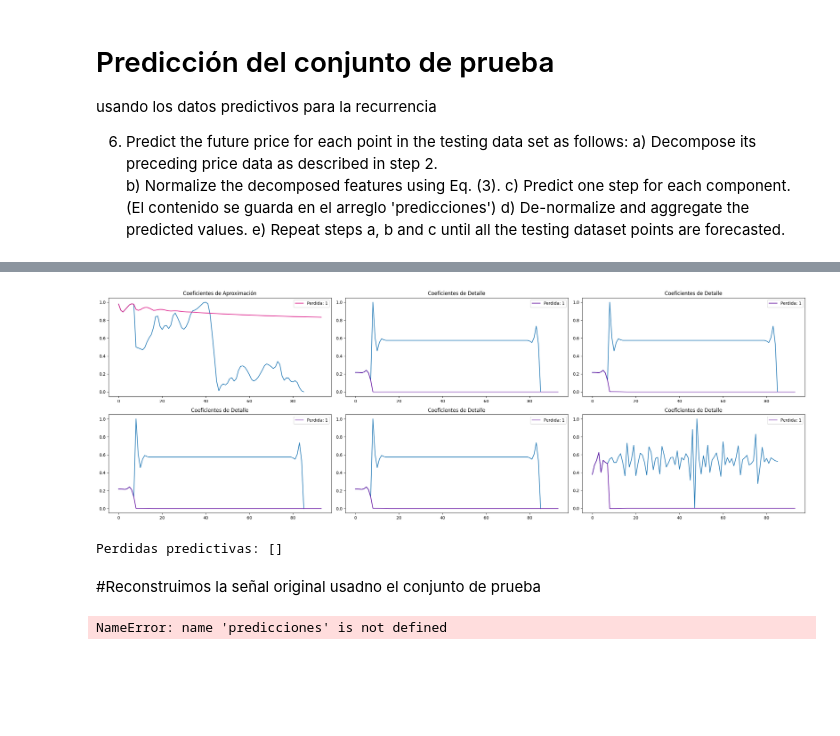
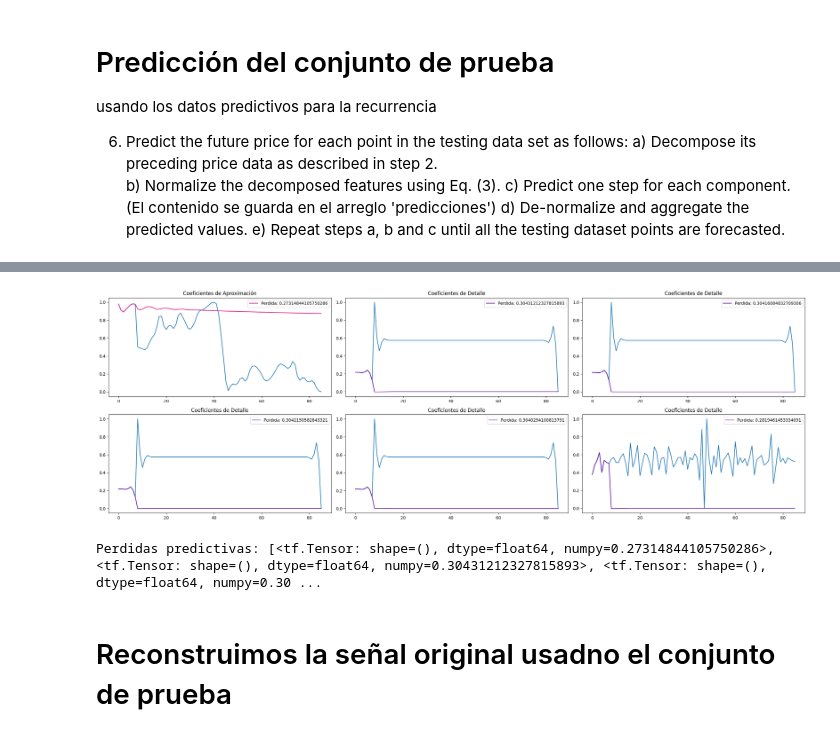
Before and after one commit to MiguelAngelLiera/Stock_Exchange_NN_PP, a Jupyter notebook: DWT_LSTM.ipynb, the cells around one changed output, grey strips where cells are left out. Saved outputs shown, nothing was run; the diff lists cells and outputs as text; code cells hidden in the pictures; blank space fills up the shorter version.

Commit message:
pruebas sobre dwt lstm narnn y tensornoard

```diff
--- a/DWT_LSTM.ipynb
+++ b/DWT_LSTM.ipynb
@@ -367,13 +301,13 @@ aprox_coef = True
 index = 1
 
 for _ in range(len(components_e_n)):
-    #prediccion = utls.genera_prediccion_1(entrenamiento_8_1[_],networks[_],8)
     prediccion = networks[_].predict(X_entrenamiento_n[_])
     prediccion = np.reshape(prediccion, (prediccion.shape[0]))
-    #perdidas.append(criterion(prediccion, torch.tensor(components_e_n[_])))
+    prediccion = np.concatenate((components_e_n[_][0:8], prediccion), axis=0) # se obtienen los primeros 8 datos
+    perdidas.append(mean_squared_error(prediccion, components_e_n[_]))
     plt.subplot(2, 3, index)
     plt.plot(components_e_n[_], color = '#451952') #color='#DA0C81' if aprox_coef else '#610C9F')
-    plt.plot(prediccion, label = f"Perdida: {float(1)}", color='#AE445A')#label=f"Datos de Analisis: {DATOS}",
+    plt.plot(prediccion, label = f"Perdida: {float(perdidas[_])}", color='#AE445A')#label=f"Datos de Analisis: {DATOS}",
     plt.title('Coeficientes de Aproximación' if aprox_coef else 'Coeficientes de Detalle')
     aprox_coef = False
     plt.legend()
@@ -520,0 +449,8 @@ lr: 0.000338
+# %%
+# se cargan los pesos de los modelos
+networks[0].load_weights('redes/DWT_LSTM/auto_predictiva/DWT_LSTM_A5.h5')
+# networks[1].load_weights('redes/DWT_LSTM/auto_predictiva/DWT_LSTM_D5.h5')
+# networks[2].load_weights('redes/DWT_LSTM/auto_predictiva/DWT_LSTM_D4.h5')
+# networks[3].load_weights('redes/DWT_LSTM/auto_predictiva/DWT_LSTM_D3.h5')
+# networks[4].load_weights('redes/DWT_LSTM/auto_predictiva/DWT_LSTM_D2.h5')
+# networks[5].load_weights('redes/DWT_LSTM/auto_predictiva/DWT_LSTM_D1.h5')
@@ -532,23 +491,17 @@ points are forecasted.
 # %%
 perdidas_predictivas = []
 plt.figure(figsize=(24, 8))
-
-
 
 aprox_coef = True
 index = 1
 predicciones = []
 
 for _ in range(len(components_e_n)):
-    #predicciones.append(utls.genera_prediccion_predictiva(entrenamiento_8_1[_][0][:8],8,len(entrenamiento_8_1[_]),networks[_]))
-
-    red_ap_X_entrenamiento_n = components_e_n[_][:8]
-    red_ap_precios_predichos_n = utls.genera_prediccion_predictiva(red_ap_X_entrenamiento_n,8,182,networks[_])
-
-    #perdidas_predictivas.append(criterion(predicciones[_], torch.tensor(components_e_n[_])))
+    predicciones.append(utls.genera_prediccion_predictiva(components_e_n[_][:8],8,len(components_e_n[_])-8,networks[_]))
+    perdidas_predictivas.append(mean_squared_error(predicciones[_], components_e_n[_]))
     plt.subplot(2, 3, index)
     plt.plot(components_e_n[_])
-    plt.plot(red_ap_precios_predichos_n,  label = f"Perdida: {1}", color='#DA0C81' if aprox_coef else '#610C9F')#float(perdidas_predictivas[_])
+    plt.plot(predicciones[_],  label = f"Perdida: {float(perdidas_predictivas[_])}", color='#DA0C81' if aprox_coef else '#610C9F')#float(perdidas_predictivas[_])
     plt.title('Coeficientes de Aproximación' if aprox_coef else 'Coeficientes de Detalle')
     aprox_coef = False
     plt.legend()
@@ -587,20 +540,11 @@ index = 1
 predicciones = []
 
 for _ in range(len(components_p_n)):
-    #predicciones.append(utls.genera_prediccion_predictiva(prueba_8_1[_][0][:8],8,len(prueba_8_1[_]),networks[_]))
-
-    red_ap_X_prueba_n = components_p_n[_][:8]
-    red_ap_precios_predichos_n = utls.genera_prediccion_predictiva(red_ap_X_prueba_n,8,len(components_p_n[_]),networks[_])
-
-    #perdidas_predictivas.append(criterion(predicciones[_], torch.tensor(components_e_n[_])))
+    predicciones.append(utls.genera_prediccion_predictiva(components_p_n[_][:8],8,len(components_p_n[_])-8,networks[_]))
+    perdidas_predictivas.append(mean_squared_error(predicciones[_], components_p_n[_]))
     plt.subplot(2, 3, index)
     plt.plot(components_p_n[_])
-    plt.plot(red_ap_precios_predichos_n,  label = f"Perdida: {1}", color='#DA0C81' if aprox_coef else '#610C9F')#float(perdidas_predictivas[_])
-
-    # perdidas_predictivas.append(criterion(predicciones[_], torch.tensor(components_p_n[_])))
-    # plt.subplot(2, 3, index)
-    # plt.plot(components_p_n[_])
-    # plt.plot(predicciones[_].detach().numpy(),  label = f"Perdida: {float(perdidas_predictivas[_])}", color='#DA0C81' if aprox_coef else '#610C9F')
+    plt.plot(predicciones[_],  label = f"Perdida: {float(perdidas_predictivas[_])}", color='#DA0C81' if aprox_coef else '#610C9F')
     plt.title('Coeficientes de Aproximación' if aprox_coef else 'Coeficientes de Detalle')
     aprox_coef = False
     plt.legend()
@@ -631,18 +575,4 @@ print("Perdidas predictivas: " + str(perdidas_predictivas))
-[figure, old version]
+[figure, new version]
-Perdidas predictivas: []
+Perdidas predictivas: [<tf.Tensor: shape=(), dtype=float64, numpy=0.27314844105750286>, <tf.Tensor: shape=(), dtype=float64, numpy=0.30431212327815893>, <tf.Tensor: shape=(), dtype=float64, numpy=0.30 ...
 # %% [markdown]
-#Reconstruimos la señal original usadno el conjunto de prueba
+# Reconstruimos la señal original usadno el conjunto de prueba
-# %%
-for i in range(len(predicciones)):
-    predicciones[i] = predicciones[i][8:]
-print(predicciones[0])
-
-#components_p_n = [utls.normalizar(vect) for vect in components_p]
-predicciones_d = [utls.desnormalizar(vect.detach().numpy(),np.max(components_p[0]),np.min(components_p[0])) for vect in predicciones]
-# D5_p = [utls.desnormalizar(vect) for vect in predicciones[1].detach().numpy()]
-# D4_p = [utls.desnormalizar(vect) for vect in predicciones[2].detach().numpy()]
-# D3_p = [utls.desnormalizar(vect) for vect in predicciones[3].detach().numpy()]
-# D2_p = [utls.desnormalizar(vect) for vect in predicciones[4].detach().numpy()]
-# D1_p = [utls.desnormalizar(vect) for vect in predicciones[5].detach().numpy()]
-# %% [output]
-NameError: name 'predicciones' is not defined
```
Also changed, not shown: parts of 33 cells of this notebook, 29 other files.
